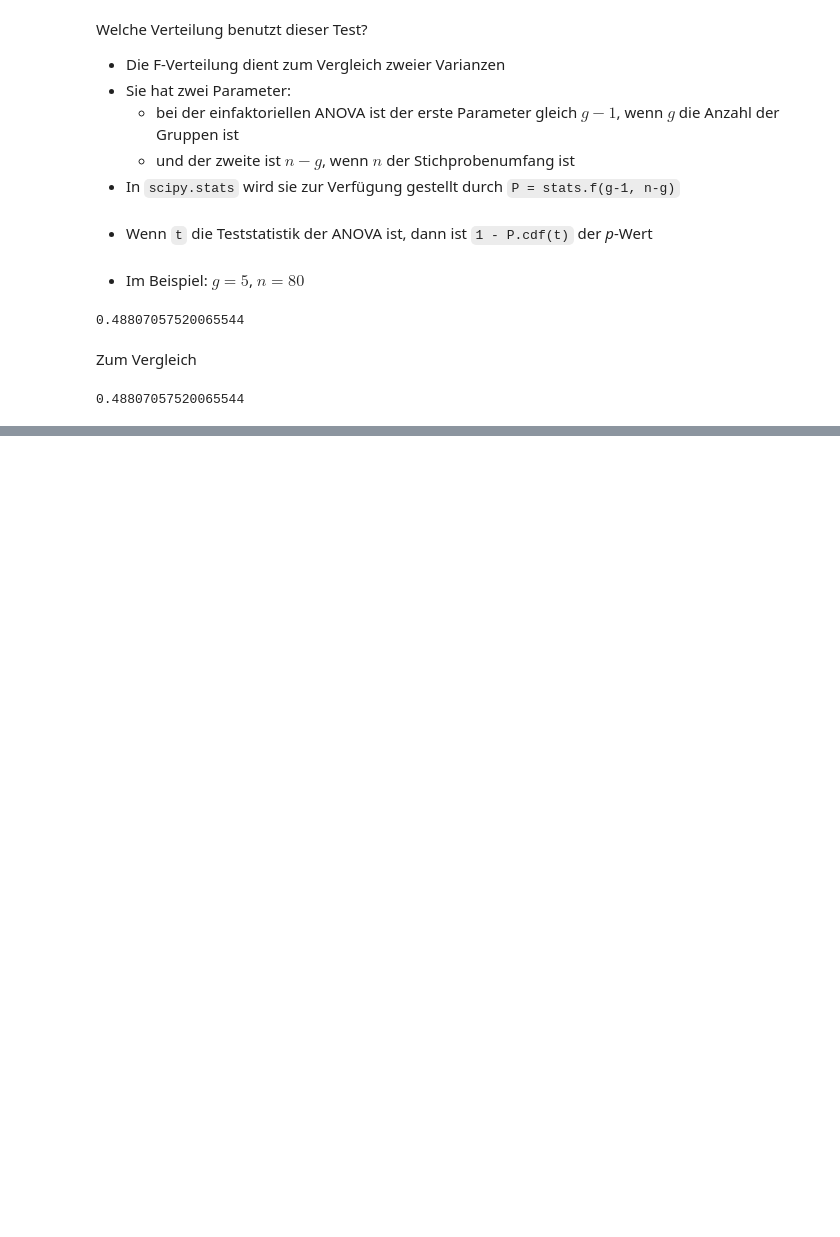
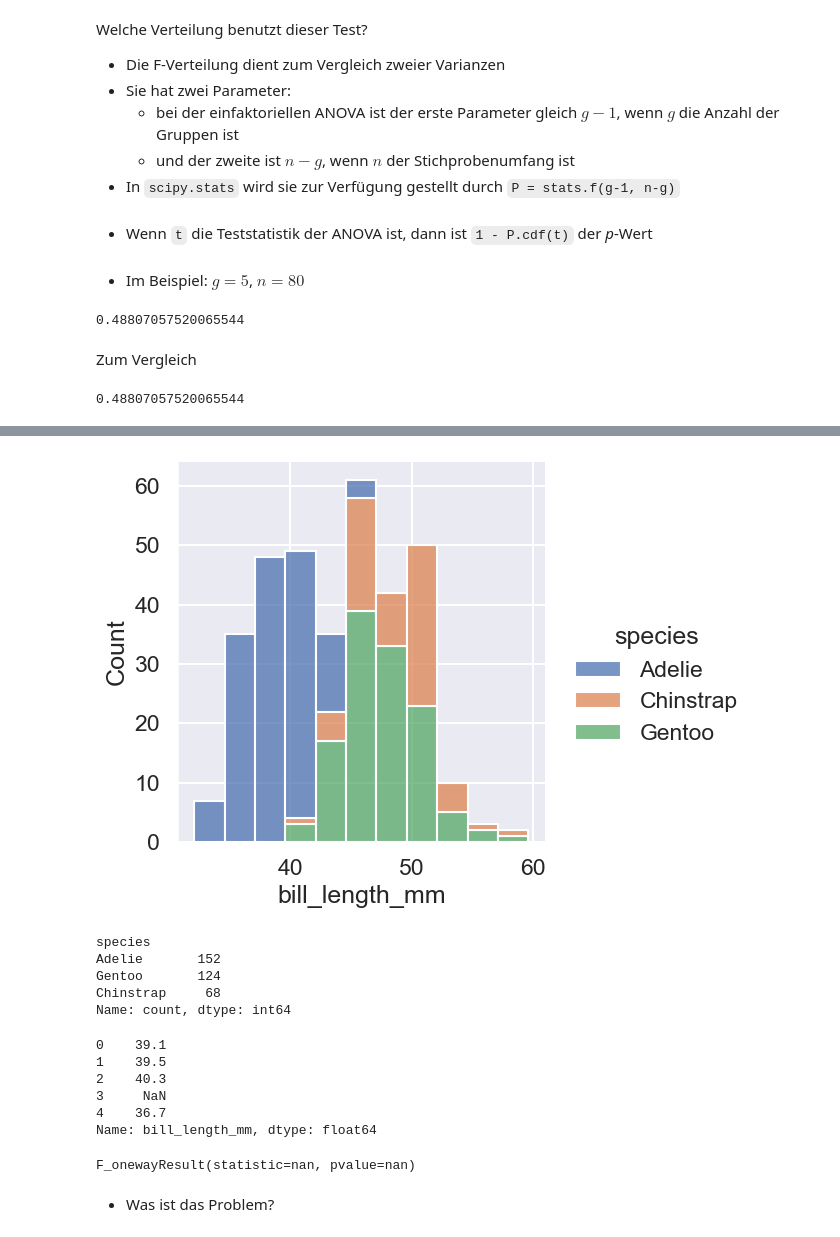
Before and after one commit to Ruediger-Braun/mfb2526, a Jupyter notebook: lektion21.ipynb, the cells around one changed output, grey strips where cells are left out. Drawn from its saved outputs; the diff is of its cells as text; code cells hidden in the pictures; blank space fills up the shorter version.

```diff
--- a/lektion21.ipynb
+++ b/lektion21.ipynb
@@ -272,0 +276,3 @@ res.pvalue
+# %%
+pingus = sns.load_dataset("penguins")
+pingus.head()
@@ -272,0 +286,22 @@ res.pvalue
+# %%
+sns.displot(pingus, x='bill_length_mm', hue='species', multiple='stack');
+# %% [output]
+[figure, added]
+# %%
+pingus.species.value_counts()
+# %% [output]
+species
+Adelie       152
+Gentoo       124
+Chinstrap     68
+Name: count, dtype: int64
+# %%
+gA = pingus[pingus.species=='Adelie'].bill_length_mm
+gA.head()
+# %% [output]
+0    39.1
+1    39.5
+2    40.3
+3     NaN
+4    36.7
+Name: bill_length_mm, dtype: float64
@@ -272,0 +311,6 @@ res.pvalue
+# %%
+stats.f_oneway(gA, gG, gC)
+# %% [output]
+F_onewayResult(statistic=nan, pvalue=nan)
+# %% [markdown]
+* Was ist das Problem?
```
Also changed, not shown: parts of 35 cells of this notebook.
